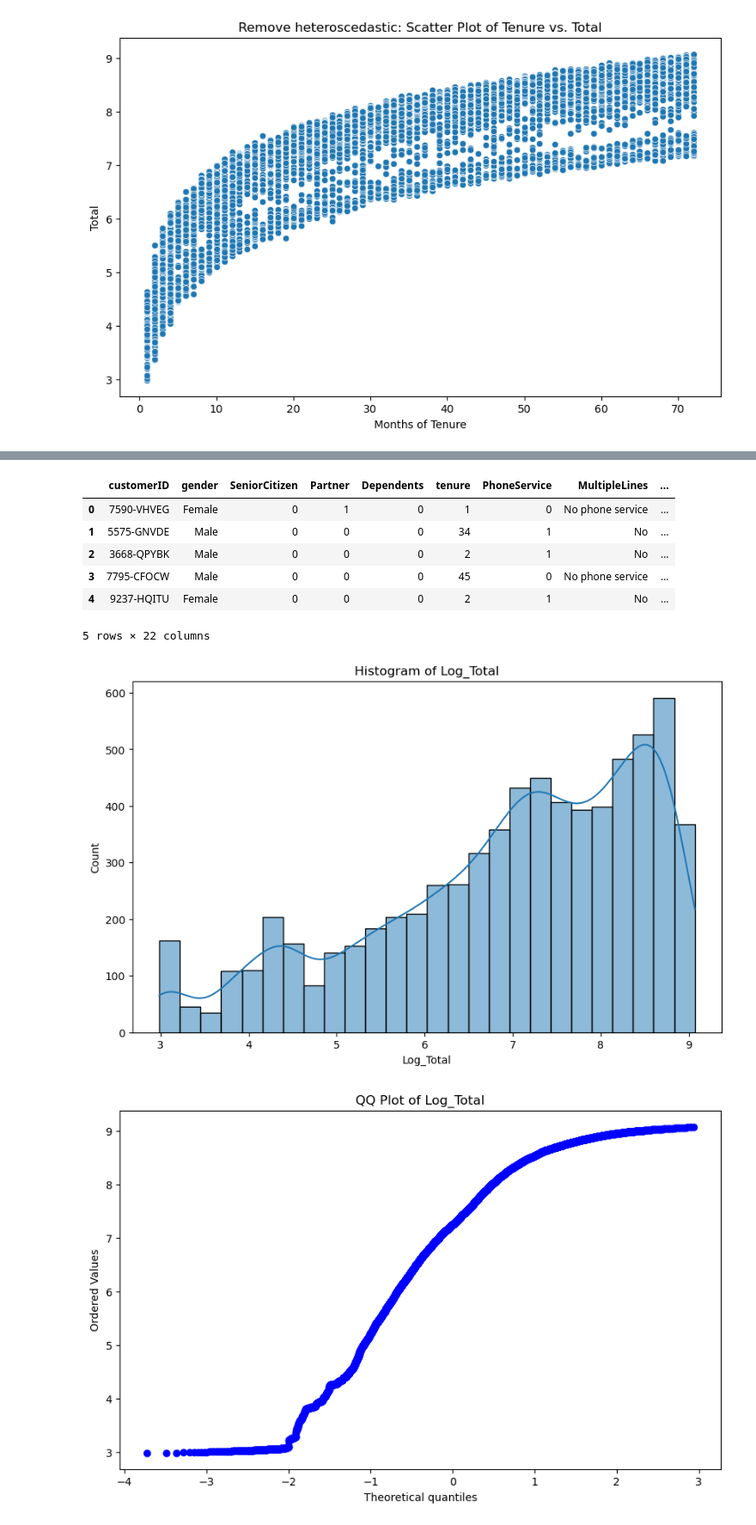
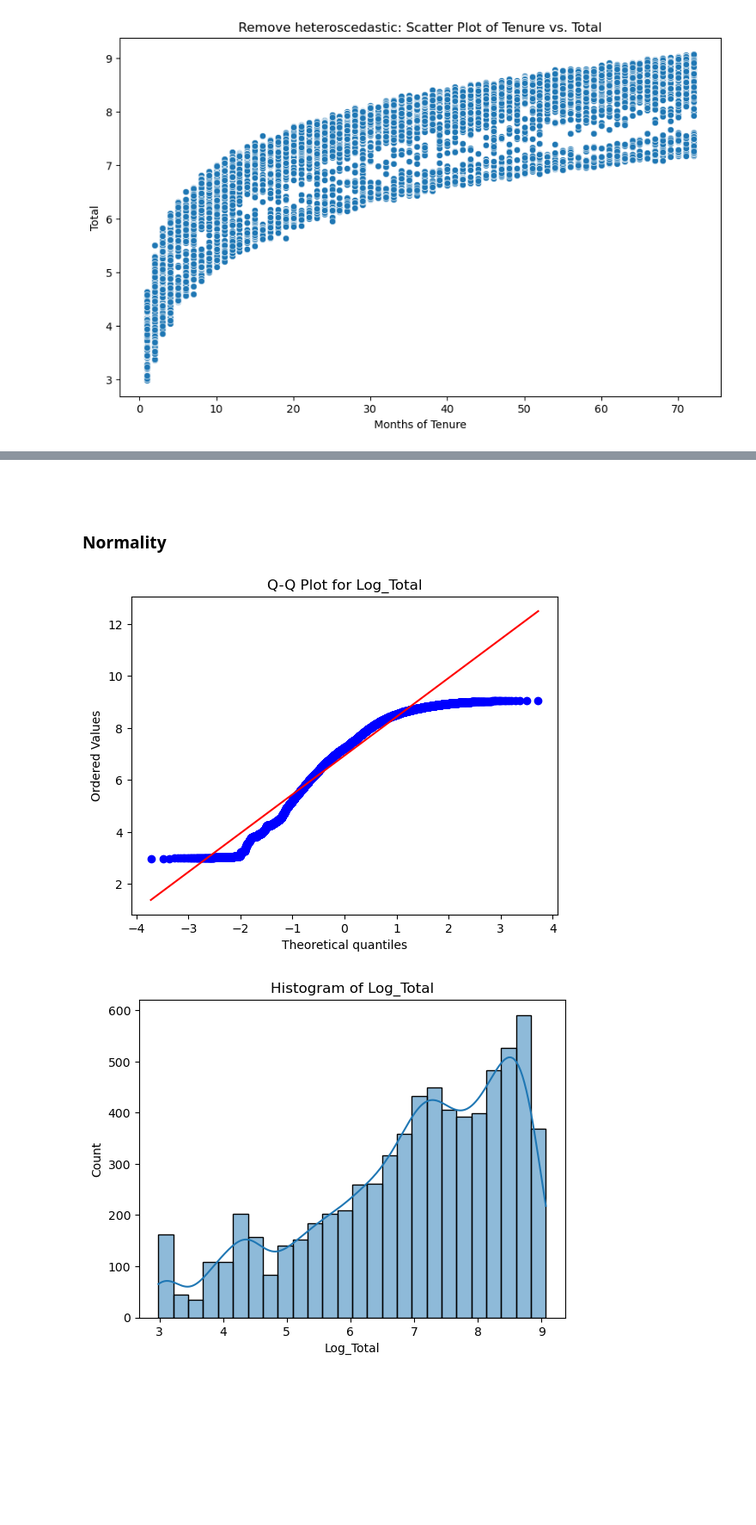
Before and after one commit to lennox55555/AI-Alignment-Technical-Research, a Jupyter notebook: Interpretable ML/InterpretableML.ipynb, the cells around one changed output, grey strips where cells are left out. Shown at 86% size. Cells and saved outputs as stored; diff of their text form; code cells hidden in the pictures; blank space fills up the shorter version.

```diff
--- a/Interpretable ML/InterpretableML.ipynb
+++ b/Interpretable ML/InterpretableML.ipynb
@@ -324,23 +355,15 @@ homoscedasticity is like having a nice, even scatter of points around a line, wh
-# %%
-df_cleaned.head()
-# %% [output]
-|  | customerID | gender | SeniorCitizen | Partner | Dependents | tenure | PhoneService | MultipleLines | ... |
-| 0 | 7590-VHVEG | Female | 0 | 1 | 0 | 1 | 0 | No phone service | ... |
-| 1 | 5575-GNVDE | Male | 0 | 0 | 0 | 34 | 1 | No | ... |
-| 2 | 3668-QPYBK | Male | 0 | 0 | 0 | 2 | 1 | No | ... |
-| 3 | 7795-CFOCW | Male | 0 | 0 | 0 | 45 | 0 | No phone service | ... |
-| 4 | 9237-HQITU | Female | 0 | 0 | 0 | 2 | 1 | No | ... |
-5 rows × 22 columns
+# %% [markdown]
+#
+# %% [markdown]
+### Normality
 # %%
-plt.figure(figsize=(10,6))
-sns.histplot(df['Log_Total'], kde=True)
+stats.probplot(df_cleaned['Log_Total'], dist="norm", plot=plt)
+plt.title('Q-Q Plot for Log_Total')
+plt.show()
+
+sns.histplot(df_cleaned['Log_Total'], kde=True)
 plt.title('Histogram of Log_Total')
 plt.show()
-
-plt.figure(figsize=(10,6))
-stats.probplot(df['Log_Total'], dist="norm", plot=plt)
-plt.title('QQ Plot of Log_Total')
-plt.show()
 # %% [output]
-[figure, old version]
+[figure, new version]
-[figure, old version]
+[figure, new version]
```
Also changed, not shown: parts of 41 cells of this notebook.
